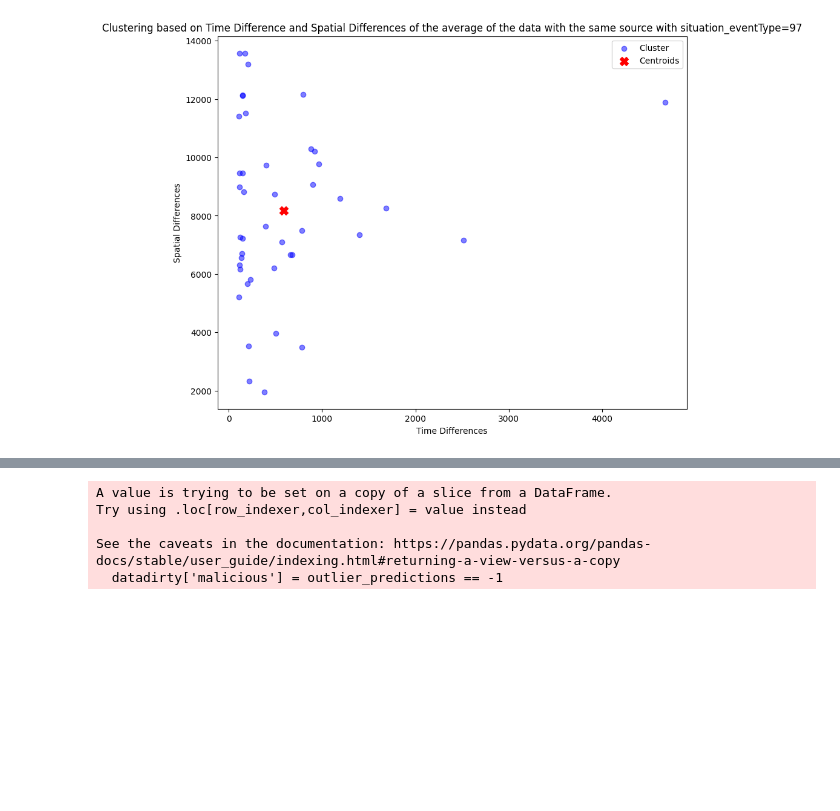
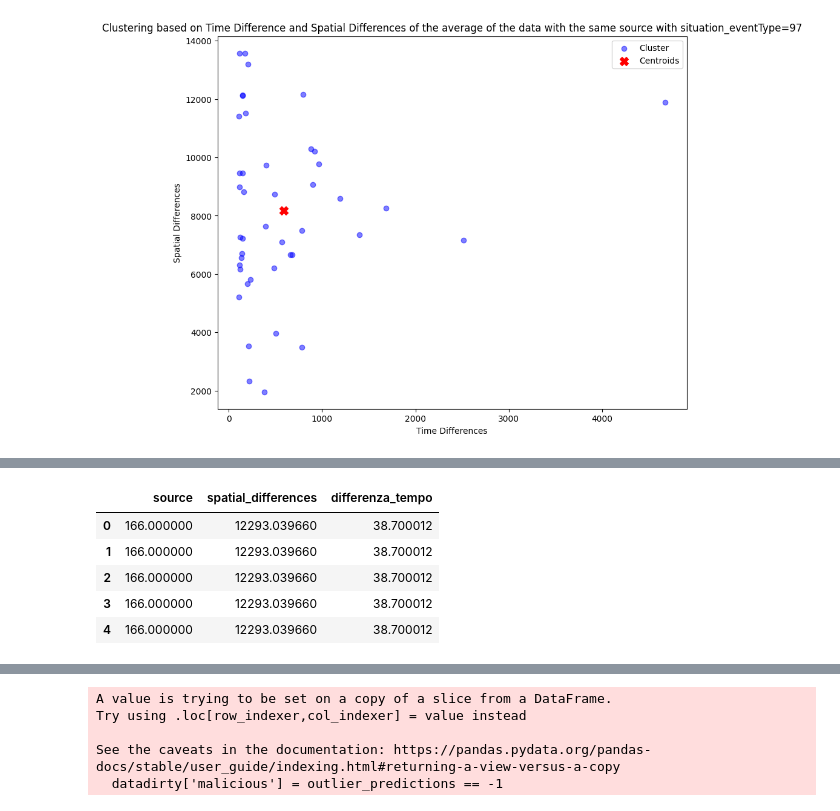
Before and after one commit to alessandrablasioli/attivitaprogettuale, a Jupyter notebook: attprog_sec/finito.ipynb, the cells around one changed output, grey strips where cells are left out. Cells and saved outputs as stored; diff of their text form; code cells hidden in the pictures; blank space fills up the shorter version.

```diff
--- a/attprog_sec/finito.ipynb
+++ b/attprog_sec/finito.ipynb
@@ -829,0 +851,9 @@ plt.show()
+# %%
+onlytmdist.head()
+# %% [output]
+|  | source | spatial_differences | differenza_tempo |
+| 0 | 166.000000 | 12293.039660 | 38.700012 |
+| 1 | 166.000000 | 12293.039660 | 38.700012 |
+| 2 | 166.000000 | 12293.039660 | 38.700012 |
+| 3 | 166.000000 | 12293.039660 | 38.700012 |
+| 4 | 166.000000 | 12293.039660 | 38.700012 |
```
Also changed, not shown: parts of 30 cells of this notebook, 2 other files.
